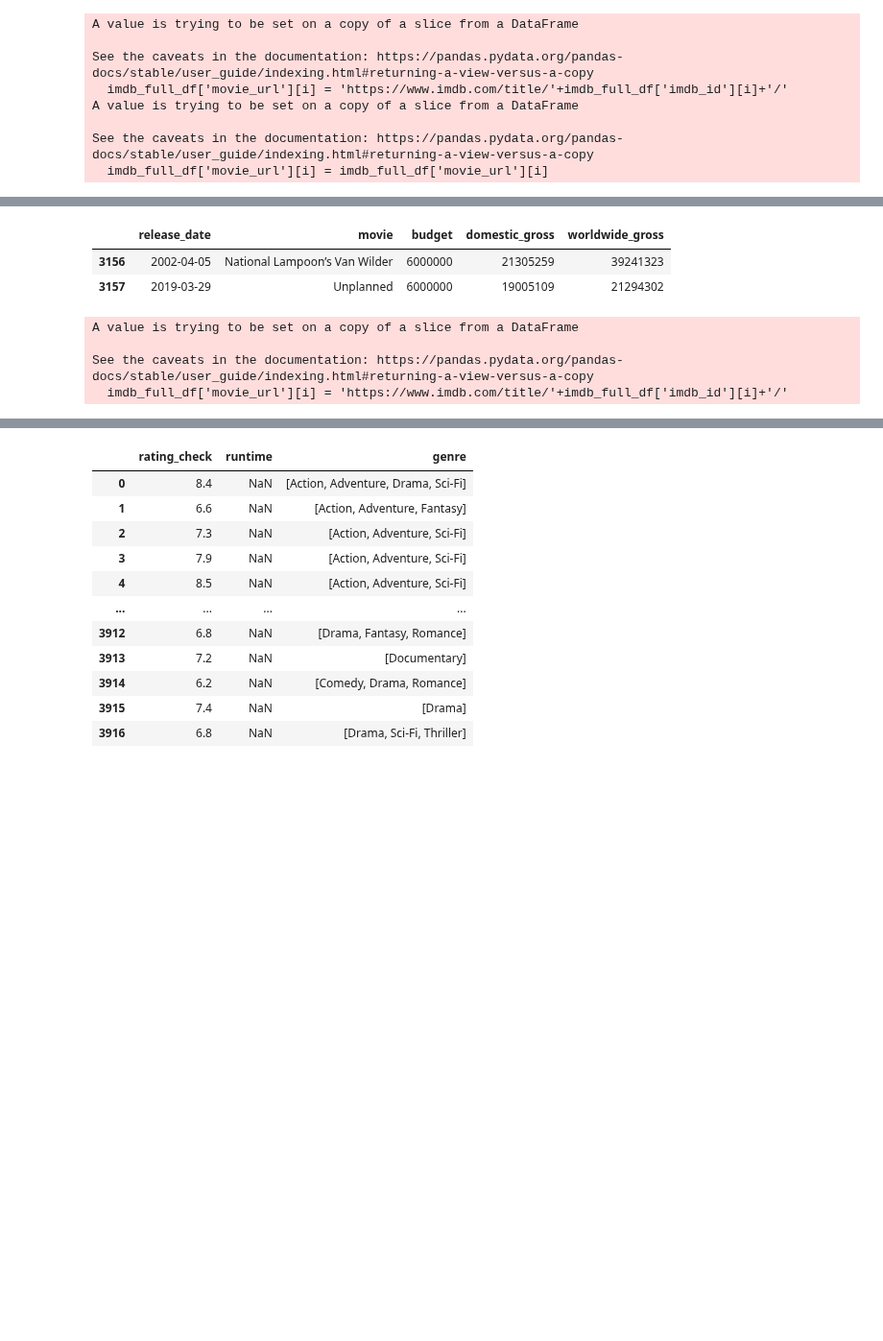
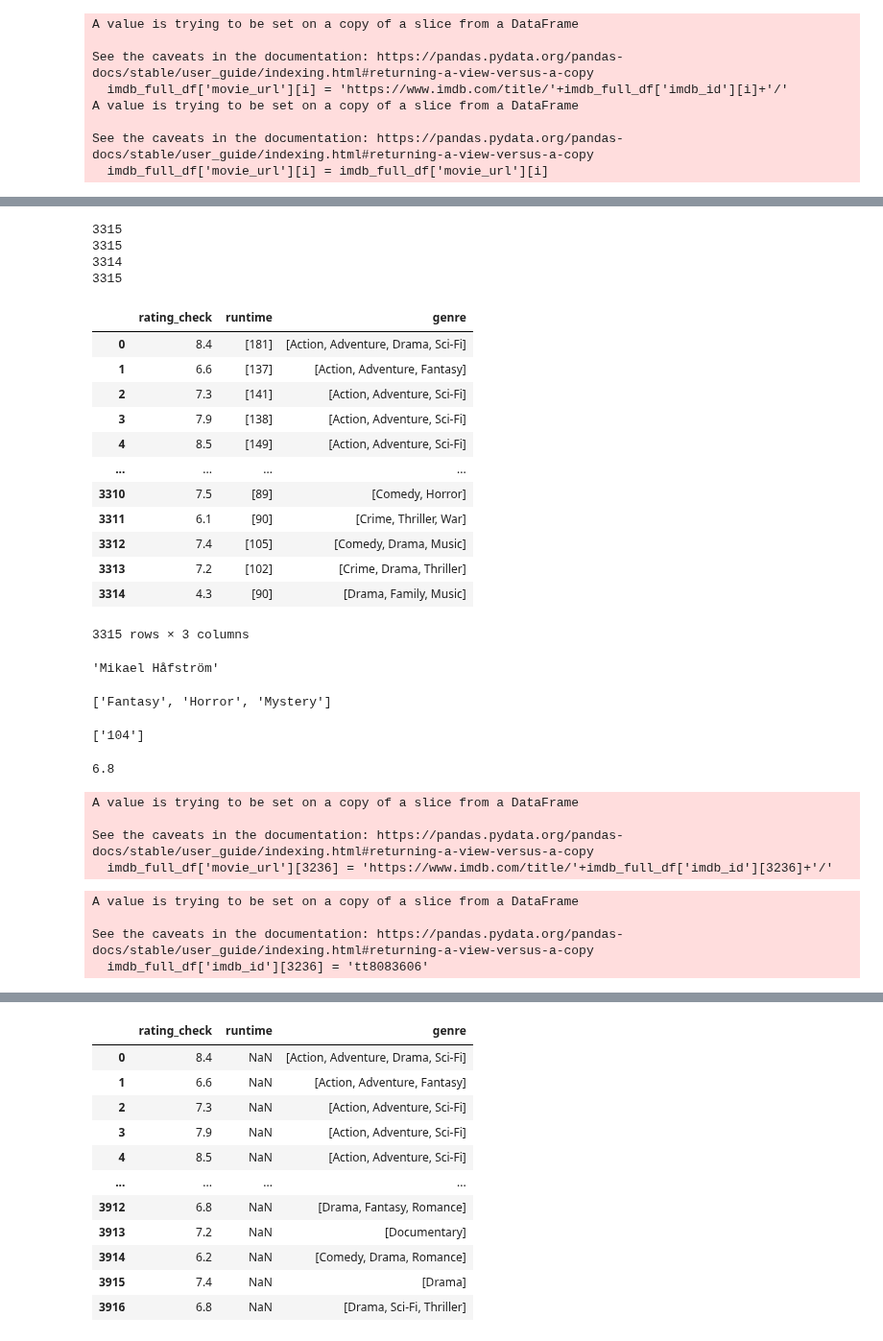
Before and after one commit to lmbauyeung/Final_Project, a Jupyter notebook: Web Scraping_IMDB.ipynb, the cells around one changed output, grey strips where cells are left out. Shown at 96% size. Drawn from its saved outputs; the diff is of its cells as text; code cells hidden in the pictures; blank space fills up the shorter version.

```diff
--- a/Web Scraping_IMDB.ipynb
+++ b/Web Scraping_IMDB.ipynb
@@ -531,9 +531,9 @@ director = []
 genre = []
 # %%
 print(datetime.now())
-for i in range(0, 400):
+for i in range(2000, len(imdb_raw_df)):
     try:
-        movie = ia.get_movie(imdb_full_df['imdb_id'][i].partition('tt')[-1])
+        movie = ia.get_movie(imdb_raw_df['imdb_id'][i].partition('tt')[-1])
         imdb_rating_check.append(movie.get('rating'))
         runtime.append(movie.get('runtimes'))
         genre.append(movie.get('genres'))
@@ -649,14 +549,0 @@ budget_df[budget_df['movie']=='The Awakening']
-# %%
-budget_df[3156:3158]
-# %% [output]
-|  | release_date | movie | budget | domestic_gross | worldwide_gross |
-| 3156 | 2002-04-05 | National Lampoon’s Van Wilder | 6000000 | 21305259 | 39241323 |
-| 3157 | 2019-03-29 | Unplanned | 6000000 | 19005109 | 21294302 |
-# %%
-for i in range(0, len(imdb_full_df)):
-    imdb_full_df['movie_url'][i] = 'https://www.imdb.com/title/'+imdb_full_df['imdb_id'][i]+'/'
-# %% [output]
-A value is trying to be set on a copy of a slice from a DataFrame
-
-See the caveats in the documentation: https://pandas.pydata.org/pandas-docs/stable/user_guide/indexing.html#returning-a-view-versus-a-copy
-  imdb_full_df['movie_url'][i] = 'https://www.imdb.com/title/'+imdb_full_df['imdb_id'][i]+'/'
@@ -677,0 +550,32 @@ print(datetime.now())
+# %%
+print(len(imdb_rating_check))
+print(len(runtime))
+print(len(director))
+print(len(genre))
+# %% [output]
+3315
+3315
+3314
+3315
+# %%
+# creating a dataframe for extra data
+imdb_extra_df = pd.DataFrame(columns=['rating_check', 'runtime', 'genre'])
+imdb_extra_df['rating_check'] = imdb_rating_check
+imdb_extra_df['runtime'] = runtime
+imdb_extra_df['genre'] = genre
+# %%
+imdb_extra_df
+# %% [output]
+|  | rating_check | runtime | genre |
+| 0 | 8.4 | [181] | [Action, Adventure, Drama, Sci-Fi] |
+| 1 | 6.6 | [137] | [Action, Adventure, Fantasy] |
+| 2 | 7.3 | [141] | [Action, Adventure, Sci-Fi] |
+| 3 | 7.9 | [138] | [Action, Adventure, Sci-Fi] |
+| 4 | 8.5 | [149] | [Action, Adventure, Sci-Fi] |
+| ... | ... | ... | ... |
+| 3310 | 7.5 | [89] | [Comedy, Horror] |
+| 3311 | 6.1 | [90] | [Crime, Thriller, War] |
+| 3312 | 7.4 | [105] | [Comedy, Drama, Music] |
+| 3313 | 7.2 | [102] | [Crime, Drama, Thriller] |
+| 3314 | 4.3 | [90] | [Drama, Family, Music] |
+3315 rows × 3 columns
@@ -677,0 +591,30 @@ print(datetime.now())
+# %%
+director[1940]
+# %% [output]
+'Mikael Håfström'
+# %%
+genre[1940]
+# %% [output]
+['Fantasy', 'Horror', 'Mystery']
+# %%
+runtime[1940]
+# %% [output]
+['104']
+# %%
+imdb_rating_check[1940]
+# %% [output]
+6.8
+# %%
+imdb_full_df['movie_url'][3236] = 'https://www.imdb.com/title/'+imdb_full_df['imdb_id'][3236]+'/'
+# %% [output]
+A value is trying to be set on a copy of a slice from a DataFrame
+
+See the caveats in the documentation: https://pandas.pydata.org/pandas-docs/stable/user_guide/indexing.html#returning-a-view-versus-a-copy
+  imdb_full_df['movie_url'][3236] = 'https://www.imdb.com/title/'+imdb_full_df['imdb_id'][3236]+'/'
+# %%
+imdb_full_df['imdb_id'][3270] = 'https://www.imdb.com/title/tt2205401/?ref_=nv_sr_srsg_0'
+# %% [output]
+A value is trying to be set on a copy of a slice from a DataFrame
+
+See the caveats in the documentation: https://pandas.pydata.org/pandas-docs/stable/user_guide/indexing.html#returning-a-view-versus-a-copy
+  imdb_full_df['imdb_id'][3236] = 'tt8083606'
```
Also changed, not shown: parts of 55 cells of this notebook, 2 other files.
